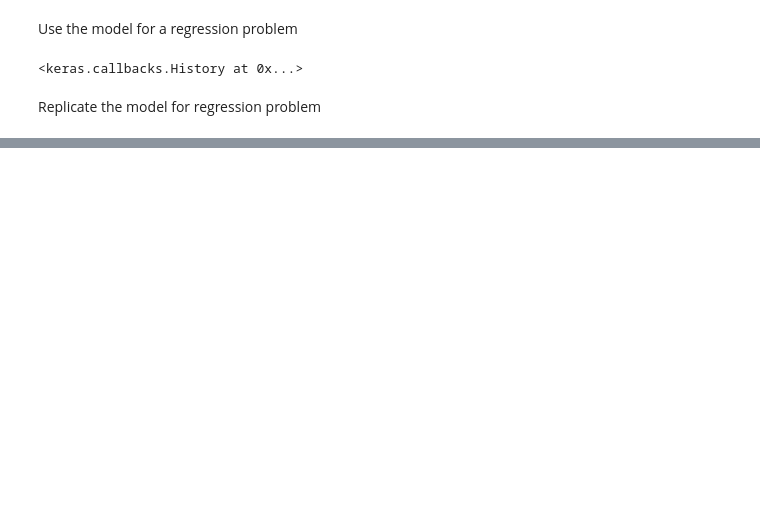
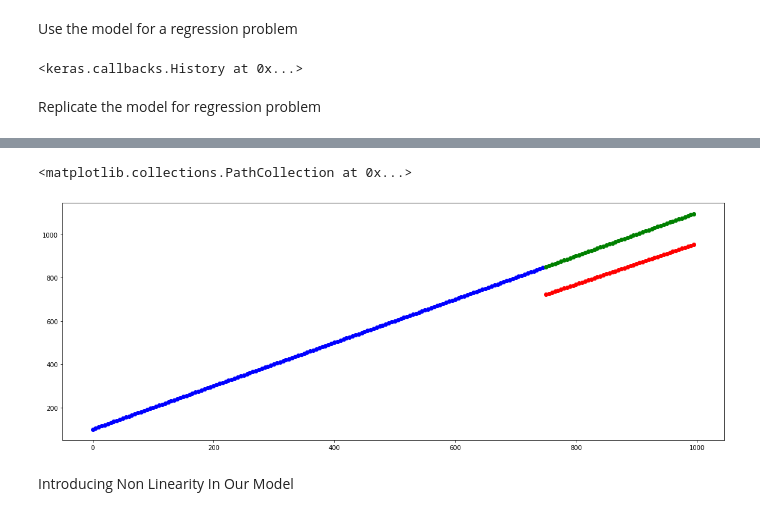
Before and after one commit to AviSaha123/Tensorflow_learnings, a Jupyter notebook: TensorflowClassification.ipynb, the cells around one changed output, grey strips where cells are left out. Saved outputs shown, nothing was run; the diff lists cells and outputs as text; code cells hidden in the pictures; blank space fills up the shorter version.

```diff
--- a/TensorflowClassification.ipynb
+++ b/TensorflowClassification.ipynb
@@ -136,6 +140,13 @@ model3.fit(tf.expand_dims(X_reg_train, axis = -1),y_reg_train, epochs = 100, ver
 # %% [markdown]
 Replicate the model for regression problem
 # %%
+
+from gc import callbacks
+
+
+NAME = f'Non-Linaerity-Model {int(time.time())}'
+tensorboard = TensorBoard(log_dir=f'logs/{NAME}')
+
 tf.random.set_seed(42)
 
 model4 = tf.keras.Sequential([
@@ -148,4 +159,5 @@ model4.compile(loss=tf.keras.losses.mae, # Altering the loss function
                optimizer=tf.keras.optimizers.Adam(),
                metrics=['mae'])
 
-hist = model4.fit(tf.expand_dims(X_reg_train, axis = -1), y_reg_train, epochs=100,validation_split=0.33, verbose=0)
+hist = model4.fit(tf.expand_dims(X_reg_train, axis = -1), y_reg_train, epochs=100,callbacks = [tensorboard], verbose=0)
+y_reg_pred = model4.predict(tf.expand_dims(X_reg_test,axis = -1))
@@ -173,0 +170,11 @@ plot_model_training(hist)
+# %%
+
+plt.figure(figsize=(19,7))
+plt.scatter(X_reg_train,y_reg_train,c = 'b', label = 'Training Data')
+plt.scatter(X_reg_test,y_reg_test,c = 'g', label = 'Testing Data')
+plt.scatter(X_reg_test,y_reg_pred,c = 'r', label = 'Predictions')
+# %% [output]
+<matplotlib.collections.PathCollection at 0x...>
+[figure, added]
+# %% [markdown]
+Introducing Non Linearity In Our Model
```
Also changed, not shown: parts of 10 cells of this notebook, 20 other files.
